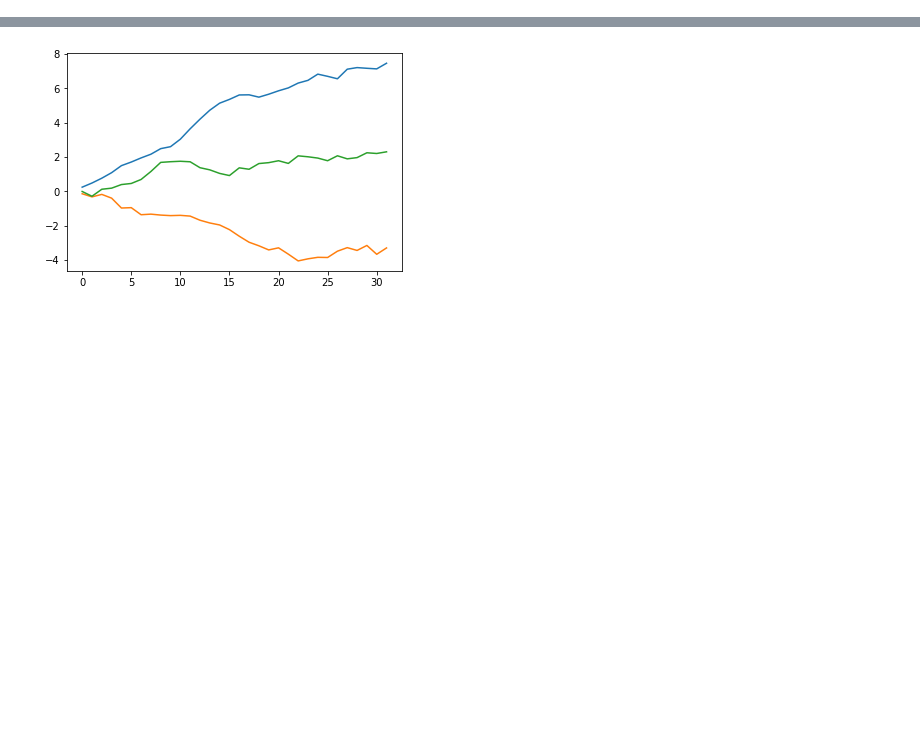
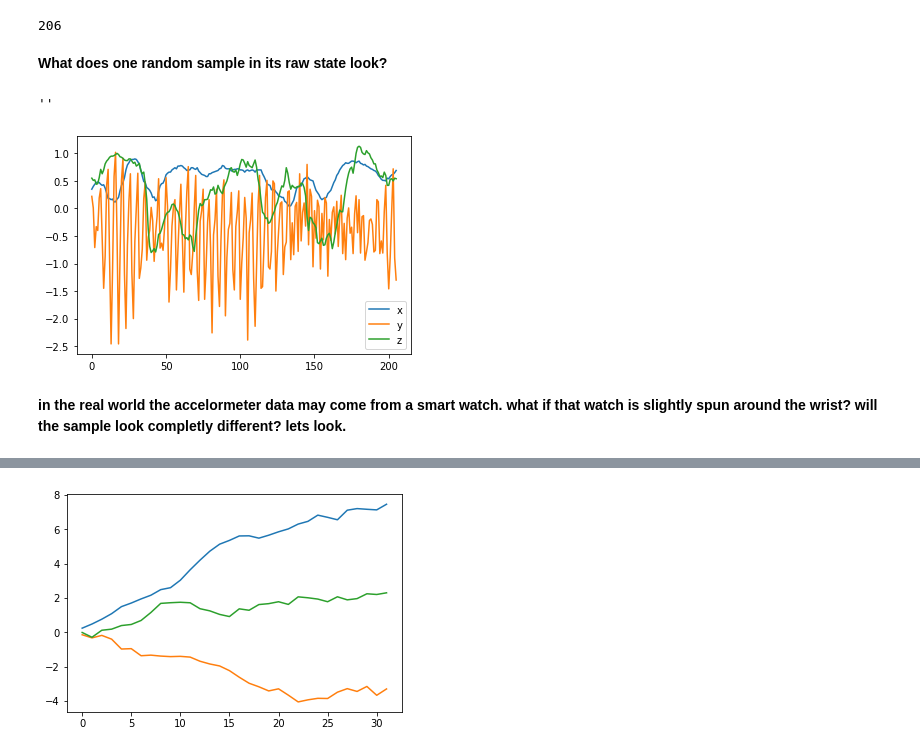
Before and after one commit to Iguanacolossus/Capstone3-TBA, a Jupyter notebook: notebooks/HAR.ipynb, the cells around one changed output, grey strips where cells are left out. Drawn from its saved outputs; the diff is of its cells as text; code cells hidden in the pictures; blank space fills up the shorter version.

```diff
--- a/notebooks/HAR.ipynb
+++ b/notebooks/HAR.ipynb
@@ -122,0 +21,2 @@ for i in range(3):
+# %%
+x_tuple = np.array(x_tuple)
@@ -122,0 +27,26 @@ for i in range(3):
+# %%
+y_tuple = list(train_df.iloc[0,:][0][1])
+y_tuple = np.array(y_tuple)
+# %%
+z_tuple = list(train_df.iloc[0,:][0][2])
+z_tuple = np.array(z_tuple)
+# %%
+time = list(range(0,len(x_tuple)))
+# %%
+len(time)
+# %% [output]
+206
+# %% [markdown]
+**What does one random sample in its raw state look?**
+# %%
+fig, axs = plt.subplots()
+axs.plot(time,x_tuple, label='x')
+axs.plot(time,y_tuple, label='y')
+axs.plot(time,z_tuple, label='z')
+plt.legend()
+;
+# %% [output]
+''
+[figure, added]
+# %% [markdown]
+**in the real world the accelormeter data may come from a smart watch. what if that watch is slightly spun around the wrist? will the sample look completly different? lets look.**
```
Also changed, not shown: parts of 68 cells of this notebook, 4 other files.
